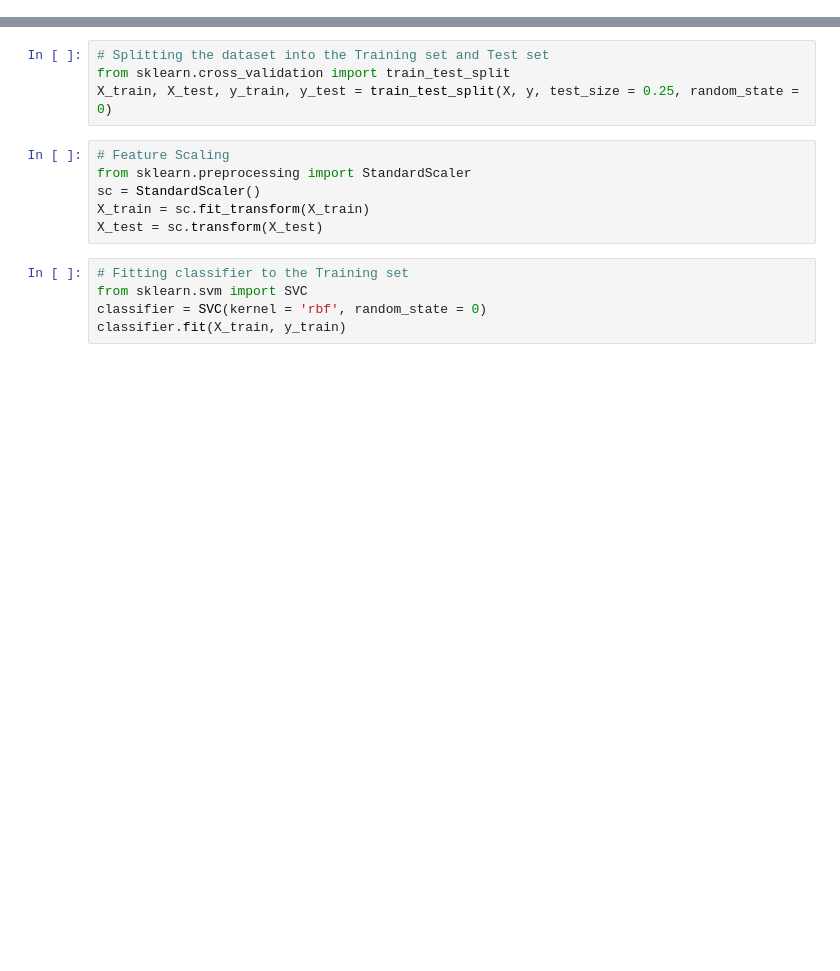
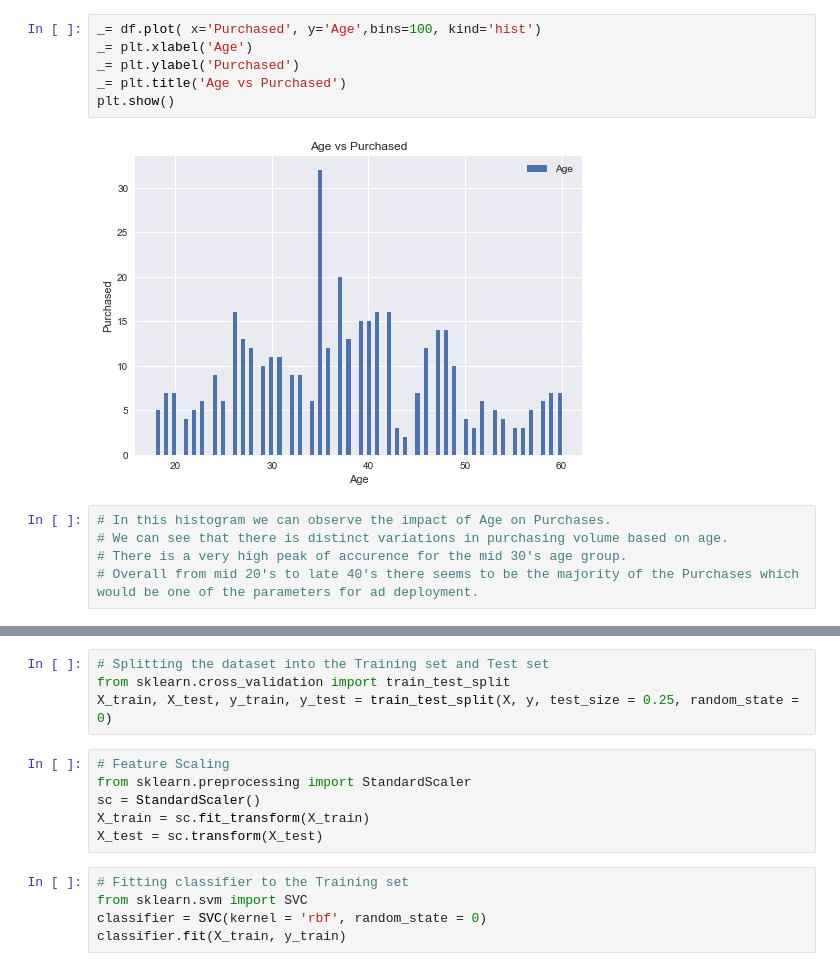
Before and after one commit to TimusLetap/Social-Network-Ads, a Jupyter notebook: Social+Network+Ads.ipynb, the cells around one changed output, grey strips where cells are left out. Cells and saved outputs as stored; diff of their text form; blank space fills up the shorter version.

```diff
--- a/Social+Network+Ads.ipynb
+++ b/Social+Network+Ads.ipynb
@@ -31,0 +51,13 @@ dataset
+# %%
+_= df.plot( x='Purchased', y='Age',bins=100, kind='hist')
+_= plt.xlabel('Age')
+_= plt.ylabel('Purchased')
+_= plt.title('Age vs Purchased')
+plt.show()
+# %% [output]
+[figure, added]
+# %%
+# In this histogram we can observe the impact of Age on Purchases.
+# We can see that there is distinct variations in purchasing volume based on age.
+# There is a very high peak of accurence for the mid 30's age group.
+# Overall from mid 20's to late 40's there seems to be the majority of the Purchases which would be one of the parameters for ad deployment.
```
Also changed, not shown: parts of 24 cells of this notebook.
